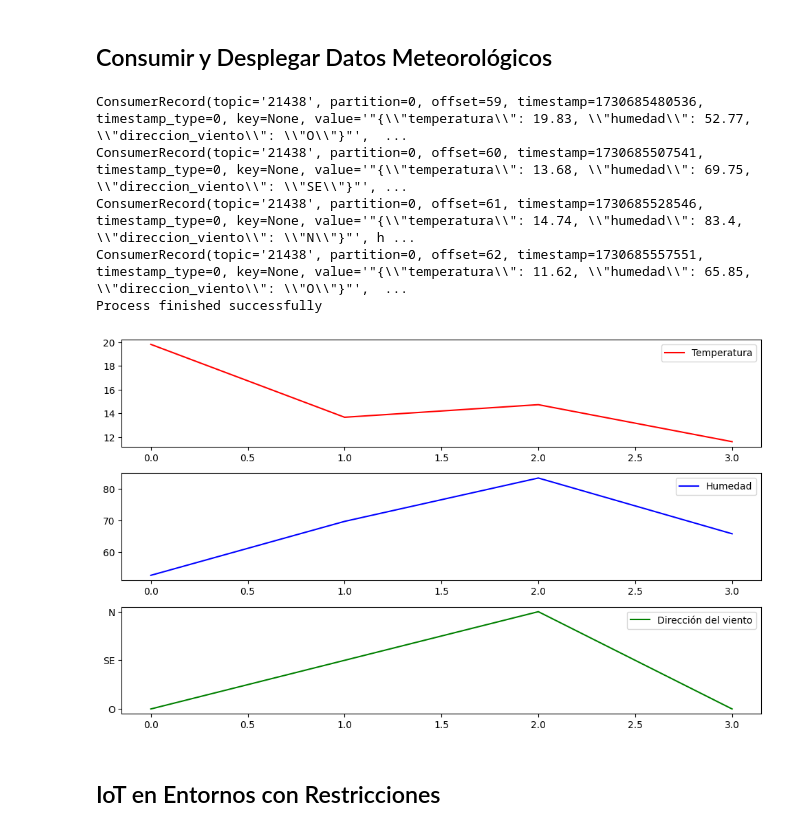
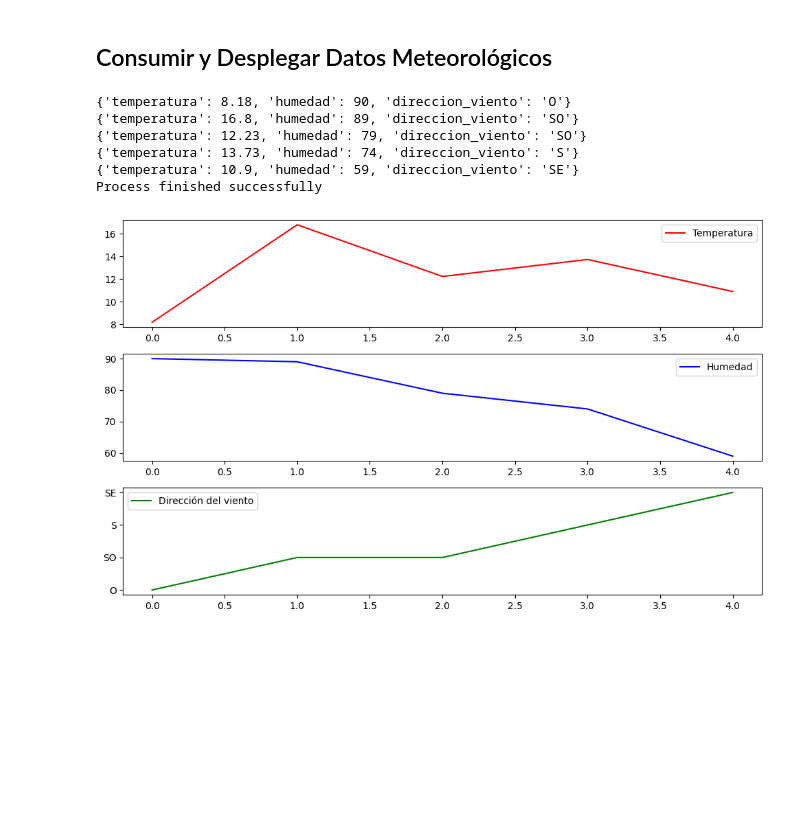
Before and after one commit to gusanitor8/Lab9-Redes, a Jupyter notebook: lab9.ipynb, the cells around one changed output. Drawn from its saved outputs; the diff is of its cells as text; code cells hidden in the pictures; blank space fills up the shorter version.

```diff
--- a/lab9.ipynb
+++ b/lab9.ipynb
@@ -12,0 +123,32 @@ TOPIC = '21438'
+# %%
+def bytes_to_temp(byte_str: str):
+    temp_str = byte_str[:14]
+    mantissa = 100
+    integer_value = int(temp_str, 2)
+    temp = integer_value/mantissa
+    return temp
+
+def bytes_to_humidity(byte_str: str):
+    humidity_str = byte_str[14:21]
+    integer_value = int(humidity_str, 2)
+    return integer_value
+
+def bytes_to_wind(byte_str: str):
+    wind_str = byte_str[21:24]
+    return byte_to_wind[wind_str]
+
+def decode(byte_arr: bytearray):
+    byte_arr = bytes(byte_arr)
+    bit_str = byte_to_binary_string(byte_arr)
+
+    temp = bytes_to_temp(bit_str)
+    humidity = bytes_to_humidity(bit_str)
+    wind = bytes_to_wind(bit_str)
+
+    return {
+        "temperatura": temp,
+        "humedad": humidity,
+        "direccion_viento": wind
+        }
+
+print(decode(b'#\xa2,'))
@@ -111,8 +259,9 @@ def process_msg(mensaje):
 def consume_events(consumer):
     # Consume mensajes y procesa los datos
     for msg in consumer:
-        print(msg)
-        payload = process_msg(msg)
+        payload = decode(msg.value)
+        print(payload)
+        # payload = process_msg(payload)
 
         # Agrega los datos a las listas
         all_temp.append(payload['temperatura'])
@@ -121,24 +270,23 @@ def consume_events(consumer):
 # %%
 consumer = KafkaConsumer(
     TOPIC,
     bootstrap_servers=KAFKA_SERVER,
-    value_deserializer=lambda x: x.decode('utf-8')
+    value_deserializer=lambda x: x
 )
 
 try:
     consume_events(consumer)
 except KeyboardInterrupt:
     print("Process finished successfully")
 finally:
     consumer.close()
     # Realiza un análisis o graficación de los datos
     plot_all_data(all_temp, all_hume, all_wind)
 # %% [output]
-ConsumerRecord(topic='21438', partition=0, offset=59, timestamp=1730685480536, timestamp_type=0, key=None, value='"{\\"temperatura\\": 19.83, \\"humedad\\": 52.77, \\"direccion_viento\\": \\"O\\"}"',  ...
-ConsumerRecord(topic='21438', partition=0, offset=60, timestamp=1730685507541, timestamp_type=0, key=None, value='"{\\"temperatura\\": 13.68, \\"humedad\\": 69.75, \\"direccion_viento\\": \\"SE\\"}"', ...
-ConsumerRecord(topic='21438', partition=0, offset=61, timestamp=1730685528546, timestamp_type=0, key=None, value='"{\\"temperatura\\": 14.74, \\"humedad\\": 83.4, \\"direccion_viento\\": \\"N\\"}"', h ...
-ConsumerRecord(topic='21438', partition=0, offset=62, timestamp=1730685557551, timestamp_type=0, key=None, value='"{\\"temperatura\\": 11.62, \\"humedad\\": 65.85, \\"direccion_viento\\": \\"O\\"}"',  ...
+{'temperatura': 8.18, 'humedad': 90, 'direccion_viento': 'O'}
+{'temperatura': 16.8, 'humedad': 89, 'direccion_viento': 'SO'}
+{'temperatura': 12.23, 'humedad': 79, 'direccion_viento': 'SO'}
+{'temperatura': 13.73, 'humedad': 74, 'direccion_viento': 'S'}
+{'temperatura': 10.9, 'humedad': 59, 'direccion_viento': 'SE'}
 Process finished successfully
-[figure, old version]
+[figure, new version]
-# %% [markdown]
-## IoT en Entornos con Restricciones
```
Also changed, not shown: parts of 10 cells of this notebook, 1 other file.
